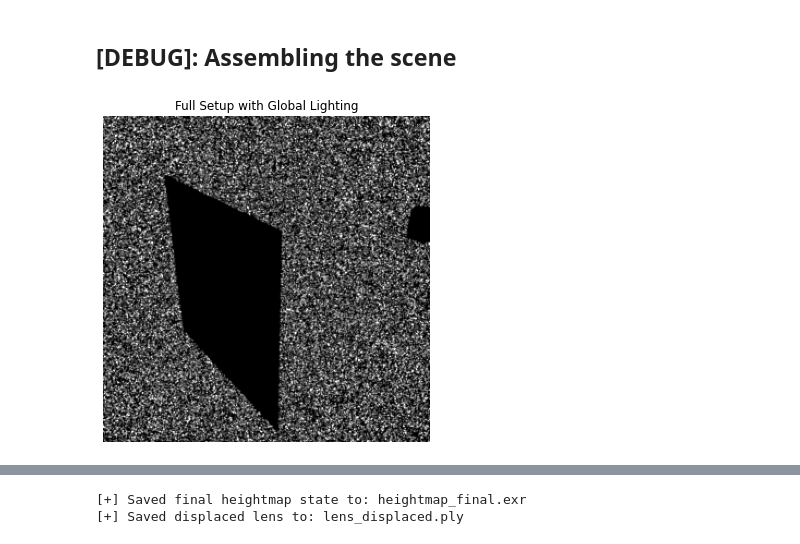
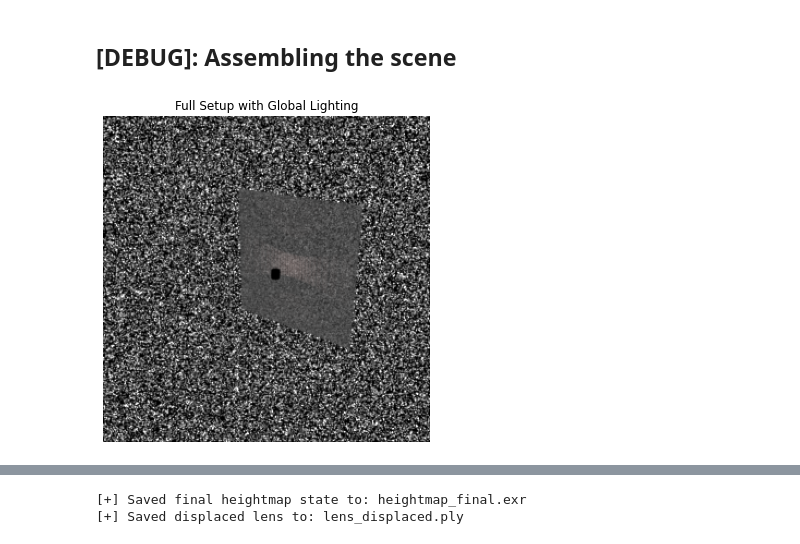
Before and after one commit to theREALevan/Optimized-Caustics, a Jupyter notebook: Revised_4197_Final_Caustics.ipynb, the cells around one changed output, grey strips where cells are left out. Drawn from its saved outputs; the diff is of its cells as text; code cells hidden in the pictures.

Commit message:
Put lamp in the scene

```diff
--- a/Revised_4197_Final_Caustics.ipynb
+++ b/Revised_4197_Final_Caustics.ipynb
@@ -173,7 +173,7 @@ import matplotlib.pyplot as plt
 
 sensor_to_world = mi.ScalarTransform4f().look_at(
     target=[0, -4, 0],
-    origin=[15, -15, 10], # third coordinate is up
+    origin=[-15, 15, 10], # third coordinate is up
     up=[0, 0, 1]
 )
 
@@ -233,103 +233,77 @@ integrator = {
 lamp_to_world = (
     mi.ScalarTransform4f()
       .rotate(axis=(1, 0, 0), angle=90)    # make lamp's long axis point along +Z
-      .translate([0, 0, -10.0])               # pull it 2 units away from the camera
+      .translate([0, 0, 5.0])               # pull it 2 units away from the camera
+      .scale([0.3, 0.3, 0.3])
 )
 
-# Rebuild the scene dictionary to include the global environment emitter.
 scene_dict1 = {
-    'type': 'scene',
-    'sensor': sensor,  # sensor defined earlier in your code
-    'integrator': integrator,
-    # 'env': env_emitter,  # Global environment lighting added here.
-    'simple-glass': {
-        'type': 'dielectric',
-        'id': 'simple-glass-bsdf',
-        'ext_ior': 'air',
-        'int_ior': 1.5,
-        'specular_reflectance': { 'type': 'spectrum', 'value': 0 },
+    'type':'scene','sensor':sensor,'integrator':integrator,
+    'simple-glass':{
+        'type':'dielectric','id':'simple-glass-bsdf',
+        'ext_ior':'air','int_ior':1.5,
+        'specular_reflectance':{'type':'spectrum','value':0},
     },
-    'white-bsdf': {
-        'type': 'diffuse',
-        'id': 'white-bsdf',
-        'reflectance': { 'type': 'rgb', 'value': (1, 1, 1) },
+    'white-bsdf':{
+        'type':'diffuse','id':'white-bsdf',
+        'reflectance':{'type':'rgb','value':(1,1,1)},
     },
-    'black-bsdf': {
-        'type': 'diffuse',
-        'id': 'black-bsdf',
-        'reflectance': { 'type': 'spectrum', 'value': 0 },
+    'black-bsdf':{
+        'type':'diffuse','id':'black-bsdf',
+        'reflectance':{'type':'spectrum','value':0},
     },
-    'receiving-plane': {
-        'type': 'obj',
-        'id': 'receiving-plane',
-        'filename': '/home/yz864/4197/scenes/meshes/rectangle.obj',
-        'to_world': mi.ScalarTransform4f().look_at(
-                        target=[0, 1, 0],
-                        origin=[0, -7, 0],
-                        up=[0, 0, 1]
-                    ).scale((5, 5, 5)),
-        'bsdf': {'type': 'ref', 'id': 'white-bsdf'},
+    'receiving-plane':{
+        'type':'obj','id':'receiving-plane',
+        'filename':'/home/yz864/4197/scenes/meshes/rectangle.obj',
+        'to_world':mi.ScalarTransform4f().look_at(
+            target=[0,1,0],origin=[0,-7,0],up=[0,0,1]
+        ).scale((5,5,5)),
+        'bsdf':{'type':'ref','id':'white-bsdf'},
     },
-    'slab': {
-        'type': 'obj',
-        'id': 'slab',
-        'filename': '/home/yz864/4197/scenes/meshes/lamp.obj',
-        'to_world': lamp_to_world,
-        'bsdf': {'type': 'ref', 'id': 'simple-glass'},
+    'slab':{
+        'type':'obj','id':'slab',
+        'filename':'/home/yz864/4197/scenes/meshes/lamp.obj',
+        'to_world':lamp_to_world,
+        'bsdf':{'type':'ref','id':'simple-glass'},
     },
-
-    'lens': {
-        'type': 'ply',
-        'id': 'lens',
-        'filename': lens_fname,
-        'to_world': lamp_to_world,
-        'bsdf': {'type': 'ref', 'id': 'simple-glass'},
+    'lens':{
+        'type':'ply','id':'lens','filename':lens_fname,
+        'to_world':lamp_to_world,
+        'bsdf':{'type':'ref','id':'simple-glass'},
     },
-
-
-    # TODO add a lens to be optimized that is just the right size of the cylinder slab
-
-    # Add a point light emitter in the middle of the slab.
-    'point-light': {
-        'type': 'point',
-        'to_world': mi.ScalarTransform4f().rotate(axis=(1, 0, 0), angle=90)
-                      .translate([0, 0, 0]),
-        'intensity': {
-            'type': 'spectrum',
-            'value': 10  # Adjust intensity as needed
-        }
+    'point-light':{
+        'type':'point',
+        'to_world':lamp_to_world,
+        'intensity':{'type':'spectrum','value':1},
     },
-
-
     'global-light': {
         'type': 'constant',
         'radiance': {
             'type': 'rgb',
             'value': 0.3,
         }
     },
-
 }
 
 # Reload the scene with the updated scene dictionary.
 scene = mi.load_dict(scene_dict1)
 
 
 # Render the updated scene using the configured samples-per-pixel (spp)
 rendered_img_setup = mi.render(scene, spp=config['spp'])
 
 # Convert the rendered image to a NumPy array for visualization.
 img_np = rendered_img_setup.numpy()
 img_np = np.clip(img_np, 0, 1)
 
 # Display the rendered image inline using Matplotlib.
 plt.figure(figsize=(6, 6))
 plt.imshow(img_np)
 plt.title("Full Setup with Global Lighting")
 plt.axis('off')
 plt.show()
 # %% [output]
-[figure, old version]
+[figure, new version]
 # %%
 import os
 from os.path import realpath, join, isfile
```
Also changed, not shown: parts of 6 cells of this notebook.
